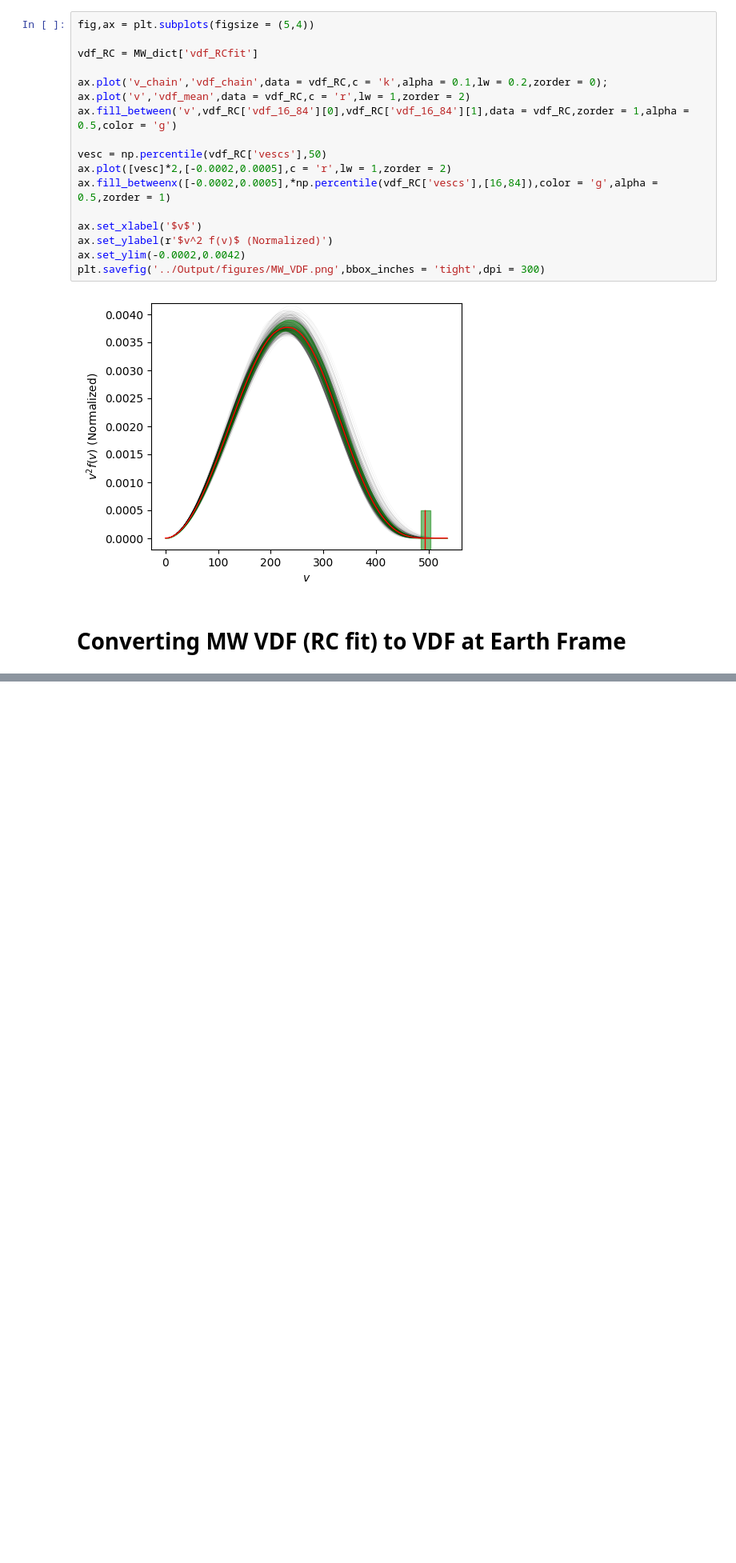
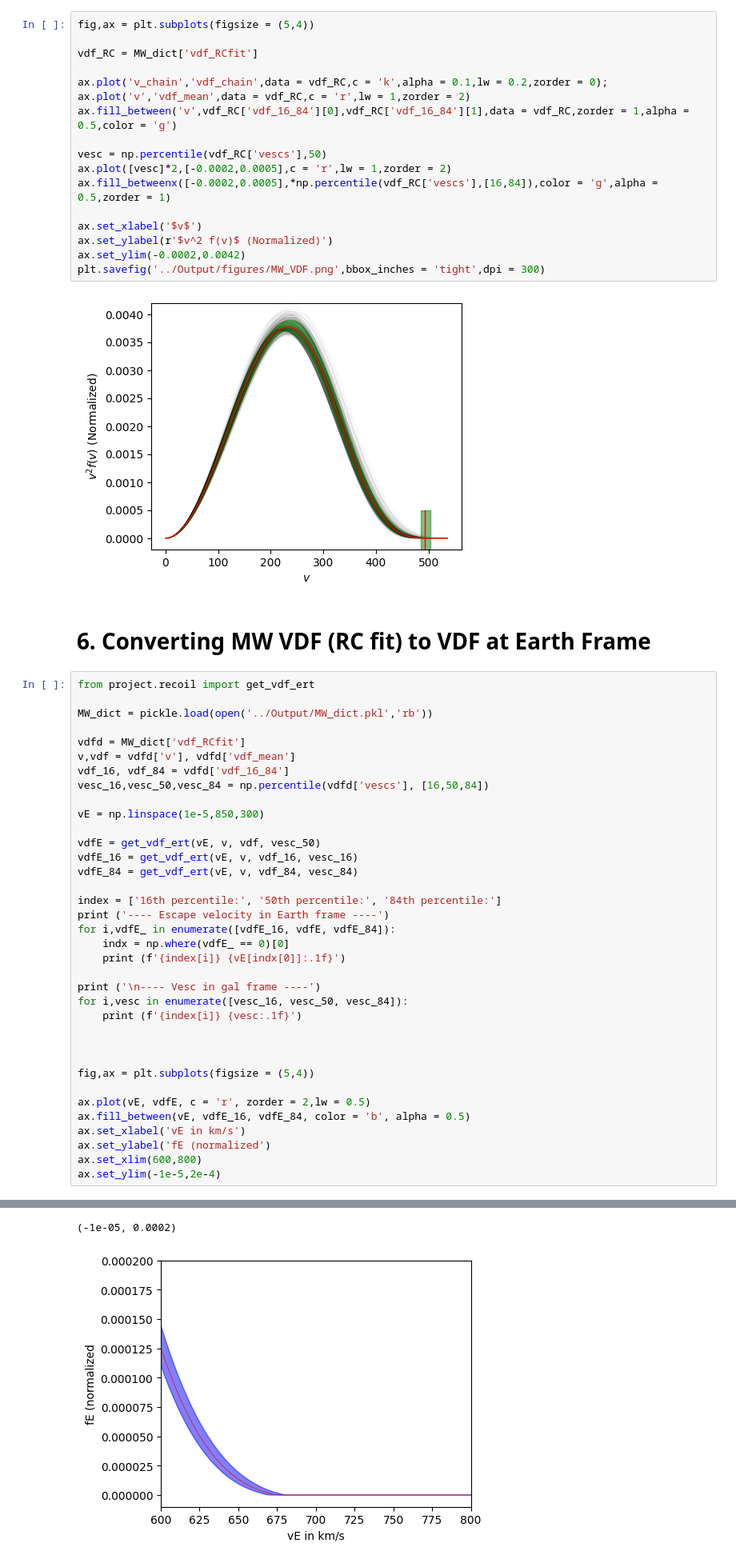
Before and after one commit to Manush19/MWlocalDM, a Jupyter notebook: Notebooks/MWRC_analysis.ipynb, the cells around one changed output, grey strips where cells are left out. Shown at 80% size. Saved outputs shown, nothing was run; the diff lists cells and outputs as text; blank space fills up the shorter version.

```diff
--- a/Notebooks/MWRC_analysis.ipynb
+++ b/Notebooks/MWRC_analysis.ipynb
@@ -404,4 +415,41 @@ plt.savefig('../Output/figures/MW_VDF.png',bbox_inches = 'tight',dpi = 300)
 # %% [output]
 [figure]
 # %% [markdown]
-# Converting MW VDF (RC fit) to VDF at Earth Frame
+# 6. Converting MW VDF (RC fit) to VDF at Earth Frame
+# %%
+from project.recoil import get_vdf_ert
+
+MW_dict = pickle.load(open('../Output/MW_dict.pkl','rb'))
+
+vdfd = MW_dict['vdf_RCfit']
+v,vdf = vdfd['v'], vdfd['vdf_mean']
+vdf_16, vdf_84 = vdfd['vdf_16_84']
+vesc_16,vesc_50,vesc_84 = np.percentile(vdfd['vescs'], [16,50,84])
+
+vE = np.linspace(1e-5,850,300)
+
+vdfE = get_vdf_ert(vE, v, vdf, vesc_50)
+vdfE_16 = get_vdf_ert(vE, v, vdf_16, vesc_16)
+vdfE_84 = get_vdf_ert(vE, v, vdf_84, vesc_84)
+
+index = ['16th percentile:', '50th percentile:', '84th percentile:']
+print ('---- Escape velocity in Earth frame ----')
+for i,vdfE_ in enumerate([vdfE_16, vdfE, vdfE_84]):
+    indx = np.where(vdfE_ == 0)[0]
+    print (f'{index[i]} {vE[indx[0]]:.1f}')
+
+print ('\n---- Vesc in gal frame ----')
+for i,vesc in enumerate([vesc_16, vesc_50, vesc_84]):
+    print (f'{index[i]} {vesc:.1f}')
+
+
+
+fig,ax = plt.subplots(figsize = (5,4))
+
+ax.plot(vE, vdfE, c = 'r', zorder = 2,lw = 0.5)
+ax.fill_between(vE, vdfE_16, vdfE_84, color = 'b', alpha = 0.5)
+ax.set_xlabel('vE in km/s')
+ax.set_ylabel('fE (normalized')
+ax.set_xlim(600,800)
+ax.set_ylim(-1e-5,2e-4)
+# %% [output]
@@ -407,0 +465,2 @@ plt.savefig('../Output/figures/MW_VDF.png',bbox_inches = 'tight',dpi = 300)
+(-1e-05, 0.0002)
+[figure, added]
```
Also changed, not shown: parts of 8 cells of this notebook, 4 other files.
